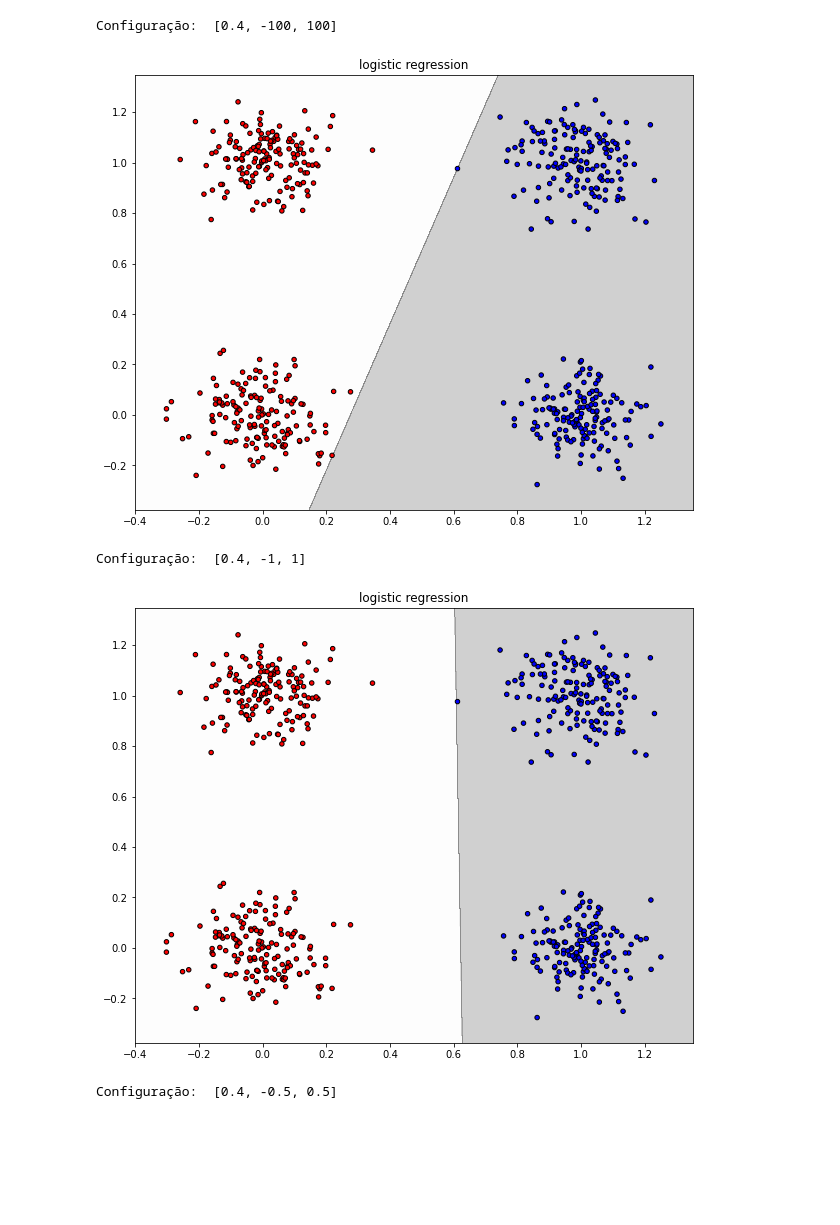
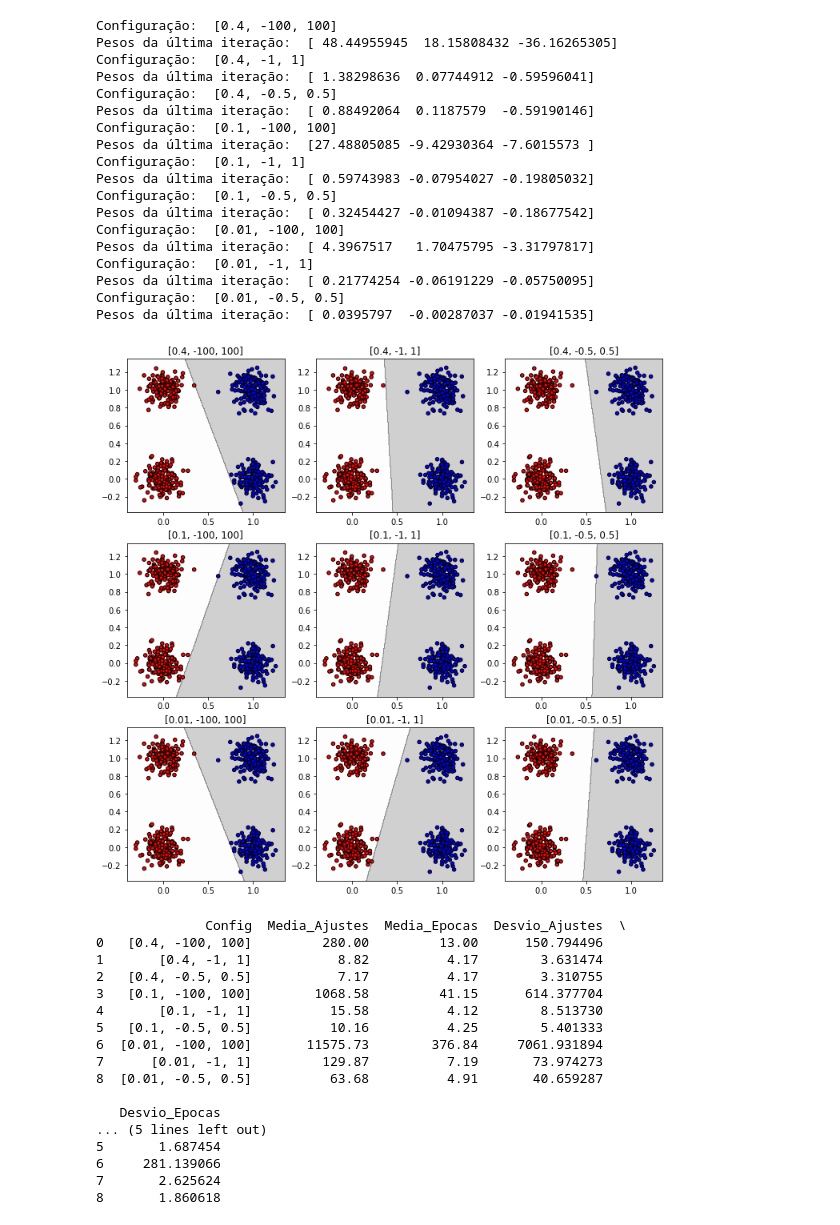
Before and after one commit to LucasLima21/perceptron-redesNeurais2020, a Jupyter notebook: src/secao2_2.ipynb, the cells around one changed output. Drawn from its saved outputs; the diff is of its cells as text; code cells hidden in the pictures; blank space fills up the shorter version.

```diff
--- a/src/secao2_2.ipynb
+++ b/src/secao2_2.ipynb
@@ -15,8 +15,8 @@ from neuron import Neuron
 def plotConfigs(X, y, x, line, n, configs, i):
     x_min, x_max = X[:, 0].min() - 0.1, X[:, 0].max() + 0.1
     y_min, y_max = X[:, 1].min() - 0.1, X[:, 1].max() + 0.1
-    xx, yy = np.meshgrid(np.arange(x_min, x_max, 0.001),
-                         np.arange(y_min, y_max, 0.001))
+    xx, yy = np.meshgrid(np.arange(x_min, x_max, 0.007),
+                         np.arange(y_min, y_max, 0.007))
 
 #     f = plt.figure(figsize=(10,8))
 #     axarr = plt.subplots(1, 2, sharex='col', sharey='row', figsize=(8, 6))
@@ -52,34 +52,66 @@ X = np.insert(X, 2, 1, axis=1)
 configs = [[0.4,-100,100], [0.4,-1,1], [0.4,-0.5,0.5],
           [0.1,-100,100], [0.1,-1,1], [0.1,-0.5,0.5],
           [0.01,-100,100], [0.01,-1,1], [0.01,-0.5,0.5]]
 
 
 ep_mean = []
 fw_mean = []
 ep_std = []
 fw_std = []
 fig = plt.figure(figsize=(12,12))
 for k in range(len(configs)):
     print("Configuração: ", configs[k])
     n = Neuron(configs[k][0], configs[k][1], configs[k][2])
     (epoch, fitWeight) = n.iteratedFit(X, y, 100)
+    print("Pesos da última iteração: ", n.weightArray)
     ep_mean.append(np.mean(epoch))
     fw_mean.append(np.mean(fitWeight))
     ep_std.append(np.std(epoch))
     fw_std.append(np.std(fitWeight))
     x = []
     line = []
     x = ([i for i in range(-len(data3),len(data3))])
     line = ([(n.weightArray[0]/n.weightArray[1]) * i * -1  - n.weightArray[2]/n.weightArray[0] for i in x])# calcula a reta y = mx + b
     plotConfigs(X,y,x, line, n, configs[k], k+1)
 
 
 plt.show()
 df = pd.DataFrame({ "Config": configs, "Media_Ajustes": fw_mean, "Media_Epocas": ep_mean, "Desvio_Ajustes": fw_std, "Desvio_Epocas": ep_std})
 print(df)
 # %% [output]
 Configuração:  [0.4, -100, 100]
+Pesos da última iteração:  [ 48.44955945  18.15808432 -36.16265305]
+Configuração:  [0.4, -1, 1]
+Pesos da última iteração:  [ 1.38298636  0.07744912 -0.59596041]
+Configuração:  [0.4, -0.5, 0.5]
+Pesos da última iteração:  [ 0.88492064  0.1187579  -0.59190146]
+Configuração:  [0.1, -100, 100]
+Pesos da última iteração:  [27.48805085 -9.42930364 -7.6015573 ]
+Configuração:  [0.1, -1, 1]
+Pesos da última iteração:  [ 0.59743983 -0.07954027 -0.19805032]
+Configuração:  [0.1, -0.5, 0.5]
+Pesos da última iteração:  [ 0.32454427 -0.01094387 -0.18677542]
+Configuração:  [0.01, -100, 100]
+Pesos da última iteração:  [ 4.3967517   1.70475795 -3.31797817]
+Configuração:  [0.01, -1, 1]
+Pesos da última iteração:  [ 0.21774254 -0.06191229 -0.05750095]
+Configuração:  [0.01, -0.5, 0.5]
+Pesos da última iteração:  [ 0.0395797  -0.00287037 -0.01941535]
-[figure, old version]
+[figure, new version]
-Configuração:  [0.4, -1, 1]
+              Config  Media_Ajustes  Media_Epocas  Desvio_Ajustes  \
+0   [0.4, -100, 100]         280.00         13.00      150.794496
+1       [0.4, -1, 1]           8.82          4.17        3.631474
+2   [0.4, -0.5, 0.5]           7.17          4.17        3.310755
+3   [0.1, -100, 100]        1068.58         41.15      614.377704
+4       [0.1, -1, 1]          15.58          4.12        8.513730
+5   [0.1, -0.5, 0.5]          10.16          4.25        5.401333
+6  [0.01, -100, 100]       11575.73        376.84     7061.931894
+7      [0.01, -1, 1]         129.87          7.19       73.974273
+8  [0.01, -0.5, 0.5]          63.68          4.91       40.659287
+
+   Desvio_Epocas
+... (5 lines left out)
+5       1.687454
+6     281.139066
+7       2.625624
+8       1.860618
-[figure, removed]
-Configuração:  [0.4, -0.5, 0.5]
```
Also changed, not shown: parts of 1 cell of this notebook, 2 other files.
